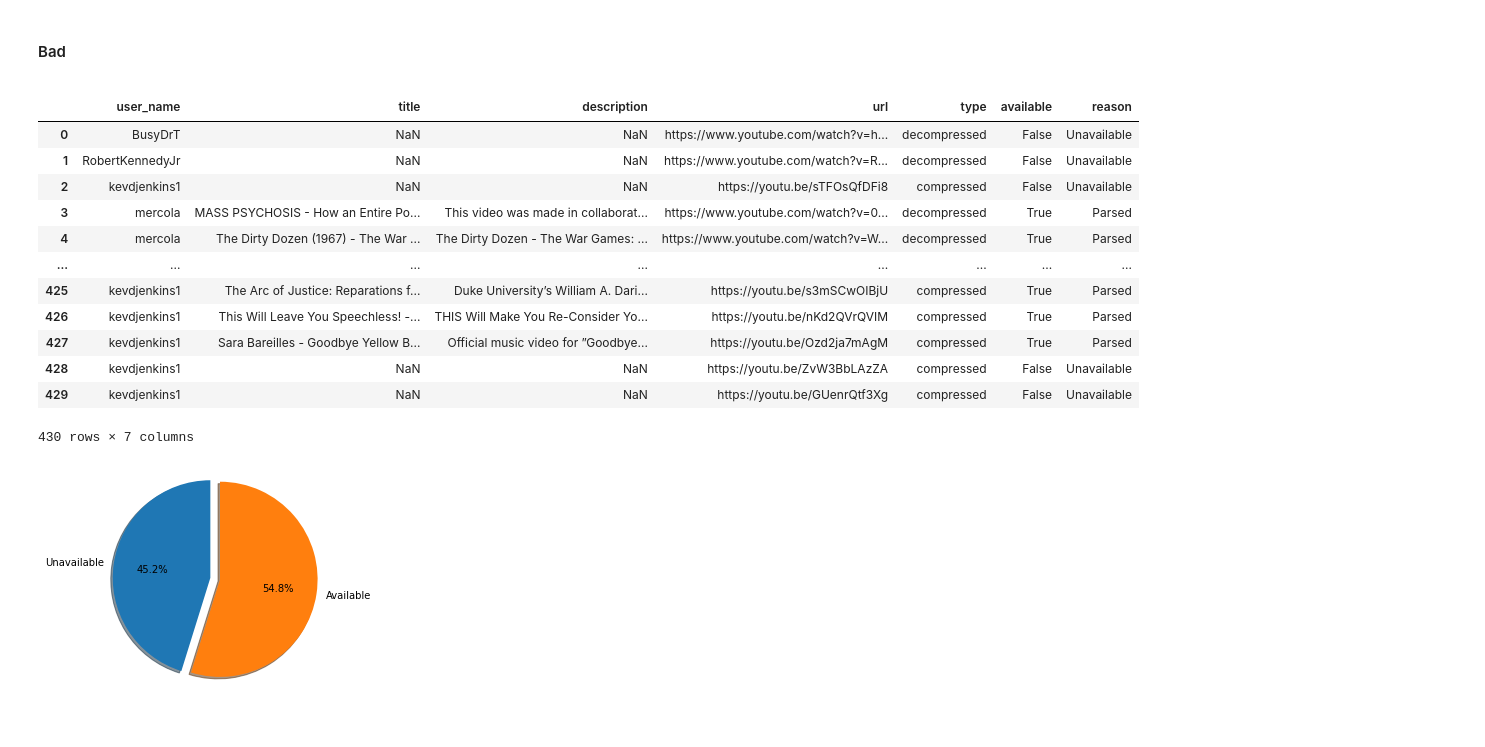
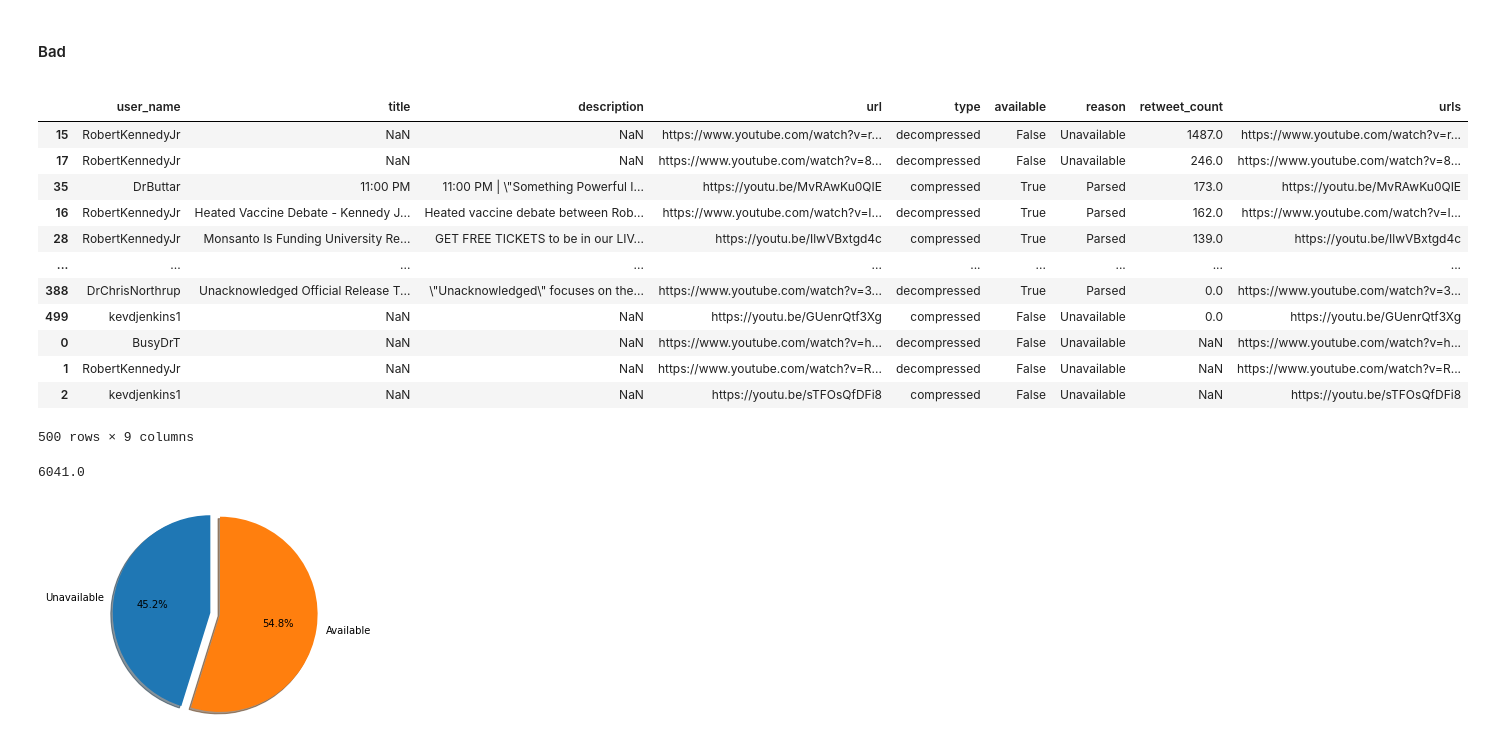
Before and after one commit to gi-ux/BachelorProject, a Jupyter notebook: notebook/dozen/Dozen_Comparison.ipynb, the cells around one changed output. Cells and saved outputs as stored; diff of their text form; code cells hidden in the pictures.

```diff
--- a/notebook/dozen/Dozen_Comparison.ipynb
+++ b/notebook/dozen/Dozen_Comparison.ipynb
@@ -584,31 +601,34 @@ fig.show()
 #### Bad
 <a id="bad_yt"/>
 # %%
-# df_urls = df_bad_activity.loc[df_bad_activity['urls'] != '[]']
-# val = [x.split()[3].translate({ord("'"): None}).replace(",","") for x in df_urls["urls"]]
-# val = [x if ("https://youtu.be" in x) or ("https://www.youtube.com" in x) else np.nan for x in val]
-# df_urls["urls"] = val
-# df_urls = df_urls[["user_screen_name", "urls"]]
-# df_urls = df_urls[df_urls["urls"].notna()]
-# df_urls.rename(columns={'urls': 'URL', "user_screen_name": "NAME"}, inplace=True)
-# df_urls.to_csv(path_csv[0] + "bad_dozen_yt_urls.csv", line_terminator="\n",
-#               encoding="utf-8", index=False)
-yt_df = pd.read_csv("F:/Supsi/COVID-19-Tweets/large_files/urls/yt_bad_parsed.csv", lineterminator="\n")
-yt_df
+yt_df = pd.read_csv("F:/Supsi/COVID-19-Tweets/large_files/urls/yt_bad_parsed.csv",
+                    lineterminator="\n")
+df_urls = df_bad_activity.loc[df_bad_activity['urls'] != '[]']
+val = [x.split()[3].translate({ord("'"): None}).replace(",","") for x in df_urls["urls"]]
+val = [x if ("https://youtu.be" in x) or ("https://www.youtube.com" in x) else np.nan for x in val]
+df_urls["urls"] = val
+df_urls = df_urls[["retweet_count", "urls"]]
+df_urls = df_urls[df_urls["urls"].notna()]
+merge = yt_df.merge(df_urls, left_on="url", right_on="urls", how="left")
+merge.sort_values(by=["retweet_count"], ascending=False)
 # %% [output]
-|  | user_name | title | description | url | type | available | reason |
-| 0 | BusyDrT | NaN | NaN | https://www.youtube.com/watch?v=h... | decompressed | False | Unavailable |
-| 1 | RobertKennedyJr | NaN | NaN | https://www.youtube.com/watch?v=R... | decompressed | False | Unavailable |
-| 2 | kevdjenkins1 | NaN | NaN | https://youtu.be/sTFOsQfDFi8 | compressed | False | Unavailable |
-| 3 | mercola | MASS PSYCHOSIS - How an Entire Po... | This video was made in collaborat... | https://www.youtube.com/watch?v=0... | decompressed | True | Parsed |
-| 4 | mercola | The Dirty Dozen (1967) - The War ... | The Dirty Dozen - The War Games: ... | https://www.youtube.com/watch?v=W... | decompressed | True | Parsed |
-| ... | ... | ... | ... | ... | ... | ... | ... |
-| 425 | kevdjenkins1 | The Arc of Justice: Reparations f... | Duke University’s William A. Dari... | https://youtu.be/s3mSCwOIBjU | compressed | True | Parsed |
-| 426 | kevdjenkins1 | This Will Leave You Speechless! -... | THIS Will Make You Re-Consider Yo... | https://youtu.be/nKd2QVrQVIM | compressed | True | Parsed |
-| 427 | kevdjenkins1 | Sara Bareilles - Goodbye Yellow B... | Official music video for ”Goodbye... | https://youtu.be/Ozd2ja7mAgM | compressed | True | Parsed |
-| 428 | kevdjenkins1 | NaN | NaN | https://youtu.be/ZvW3BbLAzZA | compressed | False | Unavailable |
-| 429 | kevdjenkins1 | NaN | NaN | https://youtu.be/GUenrQtf3Xg | compressed | False | Unavailable |
+|  | user_name | title | description | url | type | available | reason | retweet_count | urls |
+| 15 | RobertKennedyJr | NaN | NaN | https://www.youtube.com/watch?v=r... | decompressed | False | Unavailable | 1487.0 | https://www.youtube.com/watch?v=r... |
+| 17 | RobertKennedyJr | NaN | NaN | https://www.youtube.com/watch?v=8... | decompressed | False | Unavailable | 246.0 | https://www.youtube.com/watch?v=8... |
+| 35 | DrButtar | 11:00 PM | 11:00 PM | \"Something Powerful I... | https://youtu.be/MvRAwKu0QIE | compressed | True | Parsed | 173.0 | https://youtu.be/MvRAwKu0QIE |
+| 16 | RobertKennedyJr | Heated Vaccine Debate - Kennedy J... | Heated vaccine debate between Rob... | https://www.youtube.com/watch?v=I... | decompressed | True | Parsed | 162.0 | https://www.youtube.com/watch?v=I... |
+| 28 | RobertKennedyJr | Monsanto Is Funding University Re... | GET FREE TICKETS to be in our LIV... | https://youtu.be/IlwVBxtgd4c | compressed | True | Parsed | 139.0 | https://youtu.be/IlwVBxtgd4c |
+| ... | ... | ... | ... | ... | ... | ... | ... | ... | ... |
+| 388 | DrChrisNorthrup | Unacknowledged Official Release T... | \"Unacknowledged\" focuses on the... | https://www.youtube.com/watch?v=3... | decompressed | True | Parsed | 0.0 | https://www.youtube.com/watch?v=3... |
+| 499 | kevdjenkins1 | NaN | NaN | https://youtu.be/GUenrQtf3Xg | compressed | False | Unavailable | 0.0 | https://youtu.be/GUenrQtf3Xg |
+| 0 | BusyDrT | NaN | NaN | https://www.youtube.com/watch?v=h... | decompressed | False | Unavailable | NaN | https://www.youtube.com/watch?v=h... |
+| 1 | RobertKennedyJr | NaN | NaN | https://www.youtube.com/watch?v=R... | decompressed | False | Unavailable | NaN | https://www.youtube.com/watch?v=R... |
+| 2 | kevdjenkins1 | NaN | NaN | https://youtu.be/sTFOsQfDFi8 | compressed | False | Unavailable | NaN | https://youtu.be/sTFOsQfDFi8 |
-430 rows × 7 columns
+500 rows × 9 columns
+# %%
+merge["retweet_count"].sum()
+# %% [output]
+6041.0
 # %%
 av = len(yt_df[yt_df["reason"]=="Unavailable"])
 unav = len(yt_df[yt_df["reason"]=="Parsed"])
```
Also changed, not shown: parts of 12 cells of this notebook, 10 other files.
